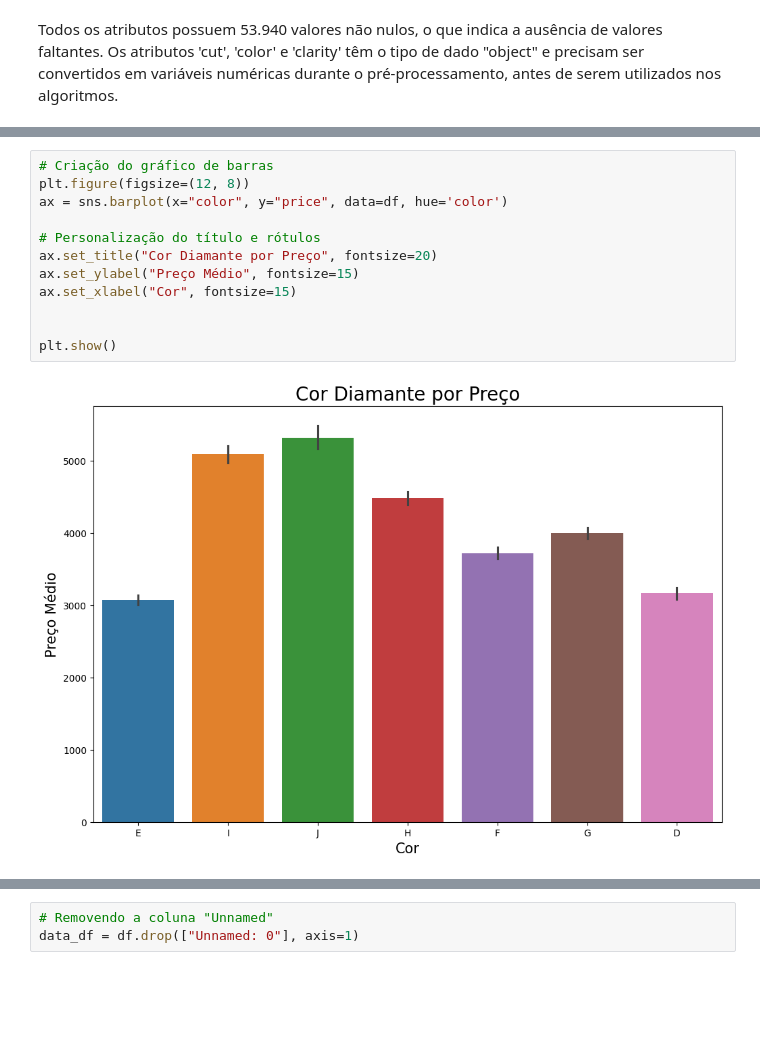
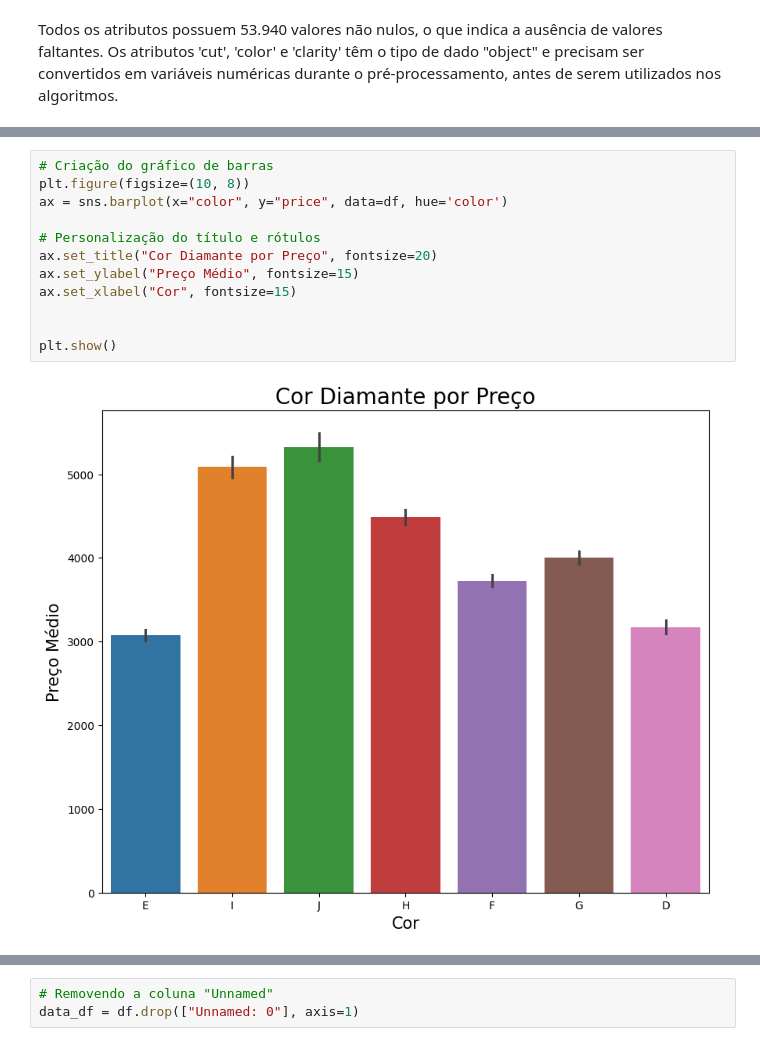
Before and after one commit to Turma1174/projetoML2, a Jupyter notebook: projeto.ipynb, the cells around one changed output, grey strips where cells are left out. Drawn from its saved outputs; the diff is of its cells as text; blank space fills up the shorter version.

```diff
--- a/projeto.ipynb
+++ b/projeto.ipynb
@@ -100,16 +98,16 @@ plt.show()
 # %%
 # Criação do gráfico de barras
-plt.figure(figsize=(12, 8))
+plt.figure(figsize=(10, 8))
 ax = sns.barplot(x="color", y="price", data=df, hue='color')
 
 # Personalização do título e rótulos
 ax.set_title("Cor Diamante por Preço", fontsize=20)
 ax.set_ylabel("Preço Médio", fontsize=15)
 ax.set_xlabel("Cor", fontsize=15)
 
 
 plt.show()
 # %% [output]
-[figure, old version]
+[figure, new version]
 # %%
 # Gráfico simples de regressão com foco em outliers
```
Also changed, not shown: parts of 7 cells of this notebook.
